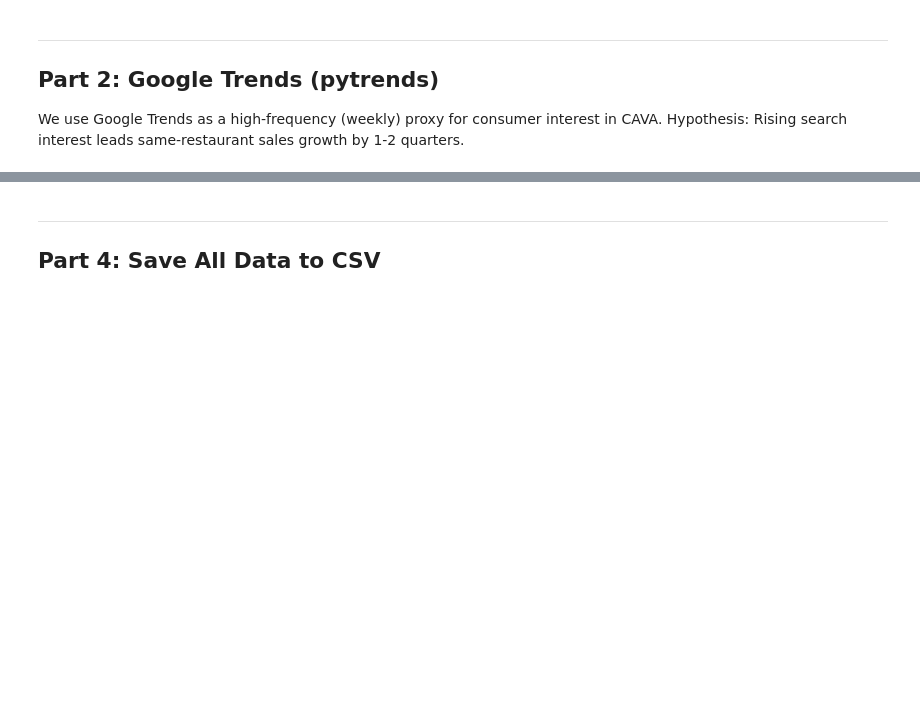
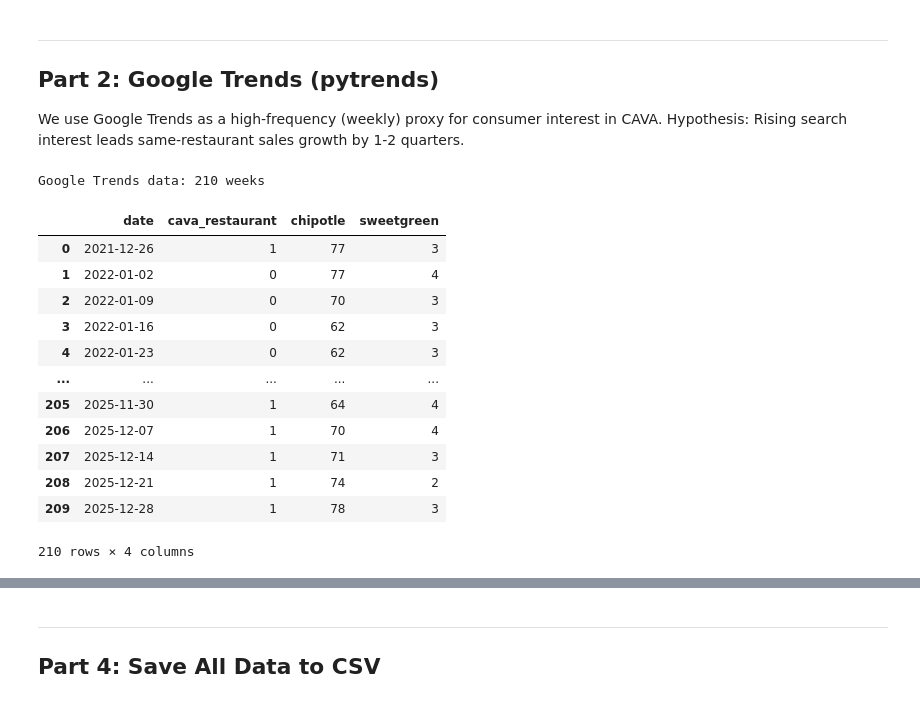
Before and after one commit to zhangsu0528/Cava_Investment_Analysis, a Jupyter notebook: data_preprocessing/00_data_collection.ipynb, the cells around one changed output, grey strips where cells are left out. Drawn from its saved outputs; the diff is of its cells as text; code cells hidden in the pictures; blank space fills up the shorter version.

```diff
--- a/data_preprocessing/00_data_collection.ipynb
+++ b/data_preprocessing/00_data_collection.ipynb
@@ -148,30 +246,45 @@ Hypothesis: Rising search interest leads same-restaurant sales growth by 1-2 qua
 # %%
 from pytrends.request import TrendReq
 import time
 
 pytrends = TrendReq(hl='en-US', tz=360)
 
 # Search terms - CAVA vs fast casual competitors
 keywords = ['CAVA restaurant', 'Chipotle', 'Sweetgreen']
 
 pytrends.build_payload(
     keywords,
     cat=0,
-    timeframe='2022-01-01 2025-04-01',
+    timeframe='2022-01-01 2025-12-31',
     geo='US'
 )
 
 time.sleep(1)  # Be polite to the API
 trends_df = pytrends.interest_over_time()
 
 if 'isPartial' in trends_df.columns:
     trends_df = trends_df.drop(columns=['isPartial'])
 
 trends_df = trends_df.reset_index()
 trends_df.columns = ['date'] + [k.replace(' ', '_').lower() for k in keywords]
 
 print(f'Google Trends data: {len(trends_df)} weeks')
-trends_df.tail()
+trends_df
+# %% [output]
+Google Trends data: 210 weeks
+|  | date | cava_restaurant | chipotle | sweetgreen |
+| 0 | 2021-12-26 | 1 | 77 | 3 |
+| 1 | 2022-01-02 | 0 | 77 | 4 |
+| 2 | 2022-01-09 | 0 | 70 | 3 |
+| 3 | 2022-01-16 | 0 | 62 | 3 |
+| 4 | 2022-01-23 | 0 | 62 | 3 |
+| ... | ... | ... | ... | ... |
+| 205 | 2025-11-30 | 1 | 64 | 4 |
+| 206 | 2025-12-07 | 1 | 70 | 4 |
+| 207 | 2025-12-14 | 1 | 71 | 3 |
+| 208 | 2025-12-21 | 1 | 74 | 2 |
+| 209 | 2025-12-28 | 1 | 78 | 3 |
+210 rows × 4 columns
 # %%
 # Aggregate to monthly for easier alignment with quarterly financials
 trends_df['month'] = trends_df['date'].dt.to_period('M')
```
Also changed, not shown: parts of 19 cells of this notebook, 34 other files.
